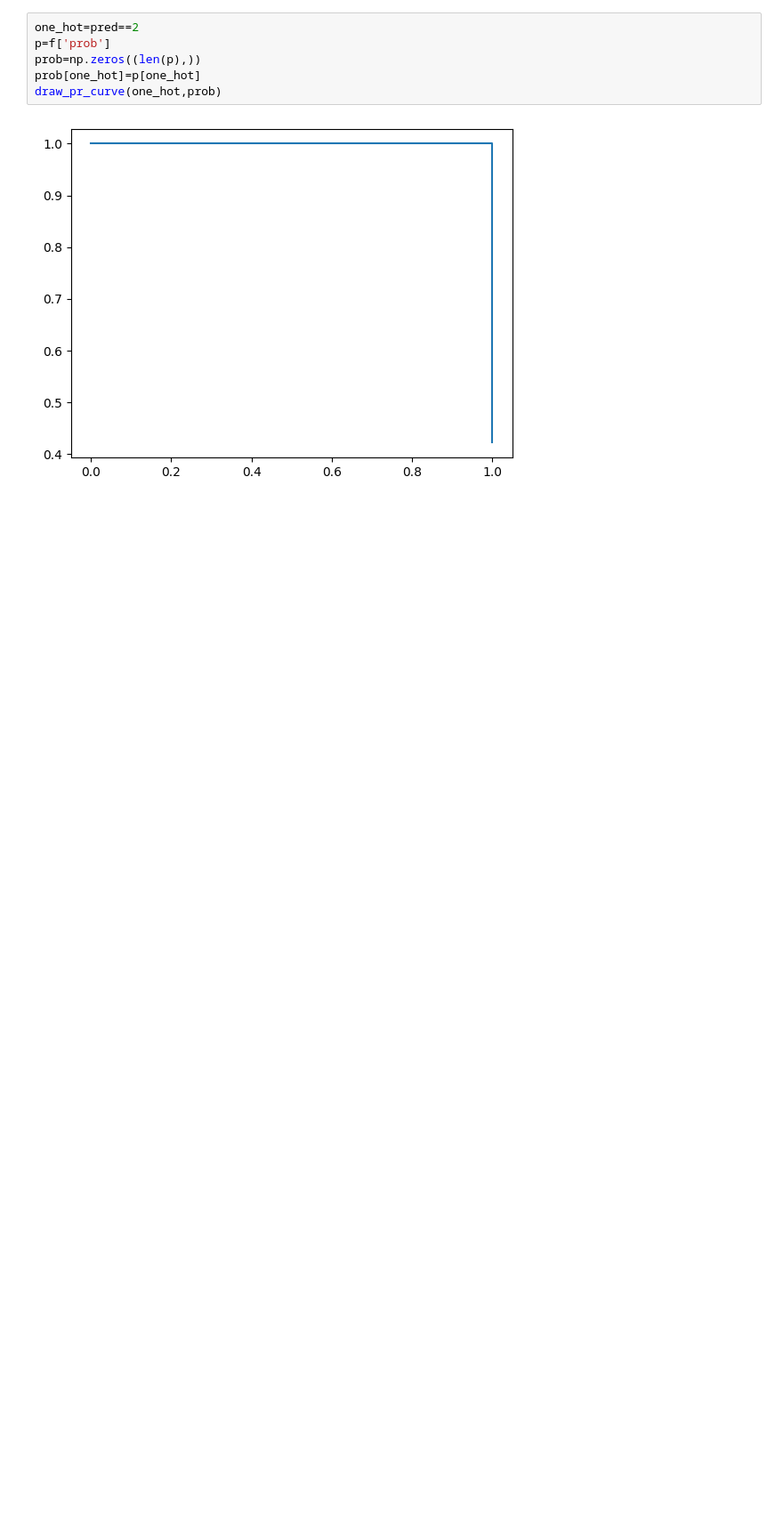
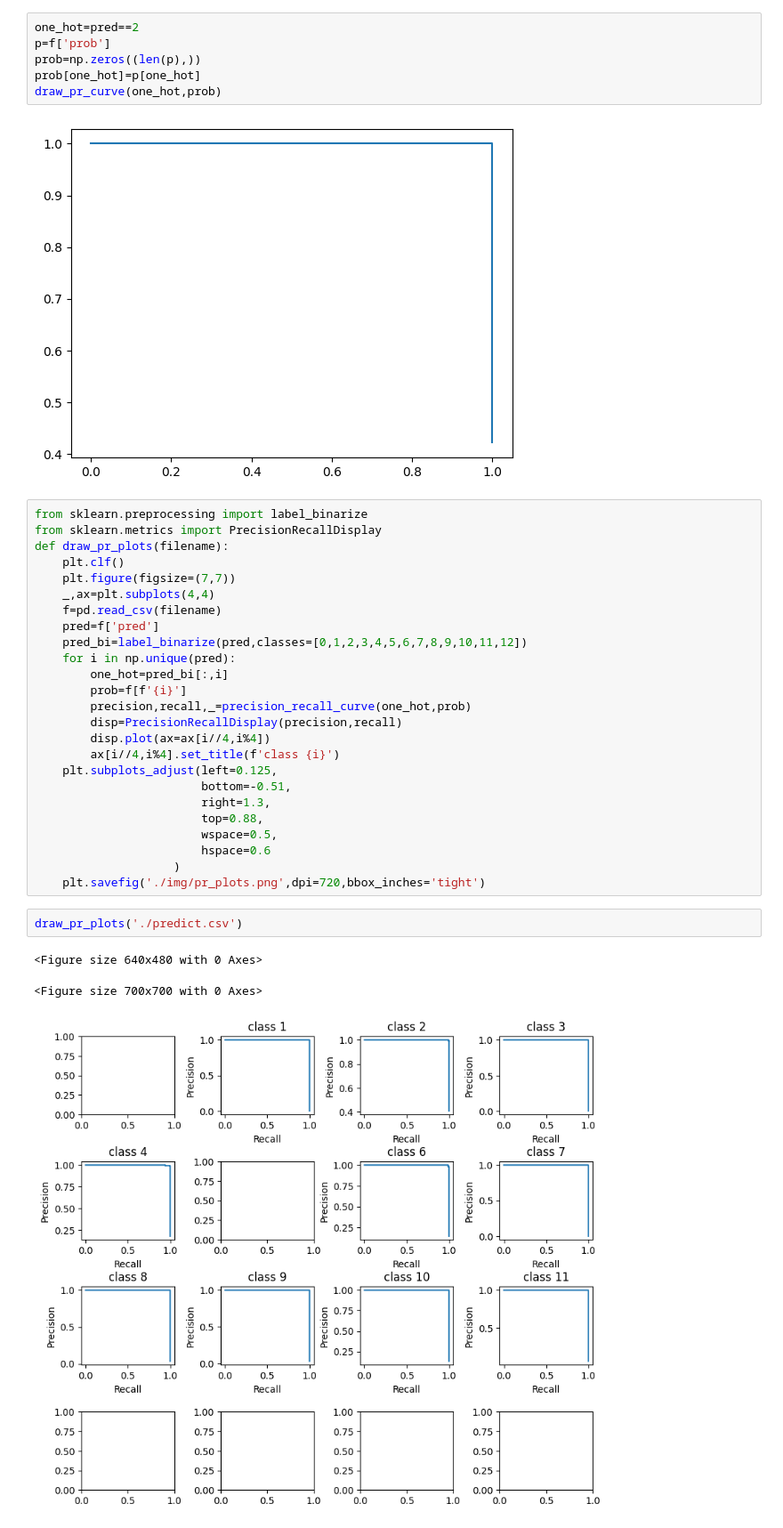
Before and after one commit to Imcaicai/FCS, a Jupyter notebook: bert/PR.ipynb, the cells around one changed output. Shown: that part at 89% size. Saved outputs shown, nothing was run; the diff lists cells and outputs as text; blank space fills up the shorter version.

Commit message:
add pr_plots on text model

```diff
--- a/bert/PR.ipynb
+++ b/bert/PR.ipynb
@@ -40,3 +40,34 @@ prob[one_hot]=p[one_hot]
 draw_pr_curve(one_hot,prob)
 # %% [output]
 [figure]
+# %%
+from sklearn.preprocessing import label_binarize
+from sklearn.metrics import PrecisionRecallDisplay
+def draw_pr_plots(filename):
+    plt.clf()
+    plt.figure(figsize=(7,7))
+    _,ax=plt.subplots(4,4)
+    f=pd.read_csv(filename)
+    pred=f['pred']
+    pred_bi=label_binarize(pred,classes=[0,1,2,3,4,5,6,7,8,9,10,11,12])
+    for i in np.unique(pred):
+        one_hot=pred_bi[:,i]
+        prob=f[f'{i}']
+        precision,recall,_=precision_recall_curve(one_hot,prob)
+        disp=PrecisionRecallDisplay(precision,recall)
+        disp.plot(ax=ax[i//4,i%4])
+        ax[i//4,i%4].set_title(f'class {i}')
+    plt.subplots_adjust(left=0.125,
+                        bottom=-0.51,
+                        right=1.3,
+                        top=0.88,
+                        wspace=0.5,
+                        hspace=0.6
+                    )
+    plt.savefig('./img/pr_plots.png',dpi=720,bbox_inches='tight')
+# %%
+draw_pr_plots('./predict.csv')
+# %% [output]
+<Figure size 640x480 with 0 Axes>
+<Figure size 700x700 with 0 Axes>
+[figure, added]
```
Also changed, not shown: parts of 1 cell of this notebook, 4 other files.
